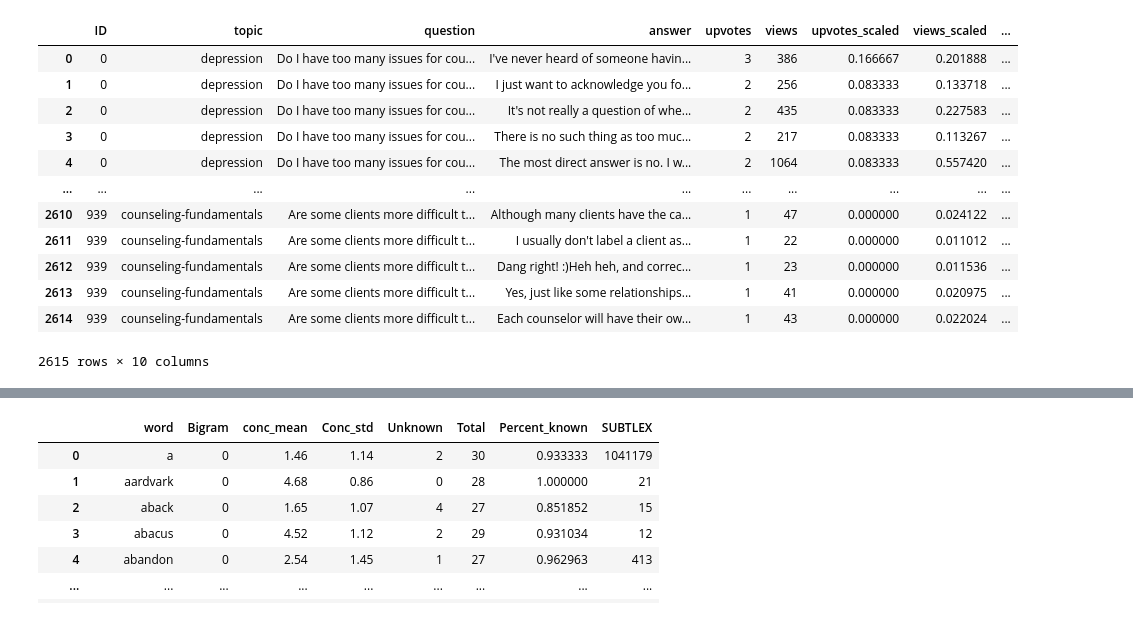
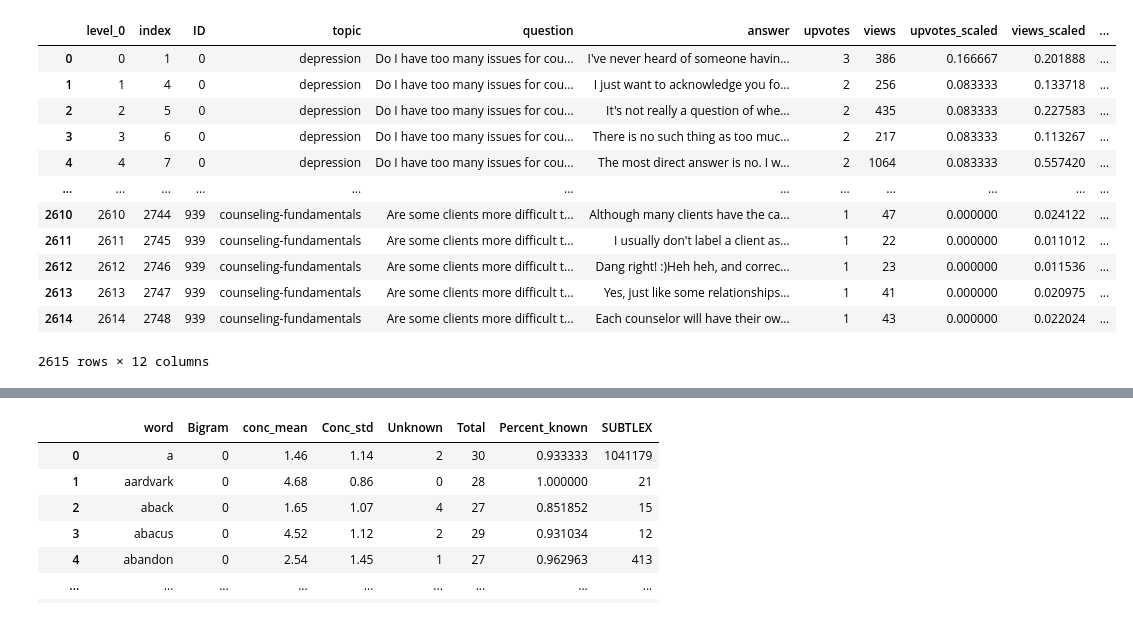
Before and after one commit to M-Ghaith/counsel_chat_analysis, a Jupyter notebook: feature_engineering.ipynb, the cells around one changed output, grey strips where cells are left out. Cells and saved outputs as stored; diff of their text form; code cells hidden in the pictures.

```diff
--- a/feature_engineering.ipynb
+++ b/feature_engineering.ipynb
@@ -22,22 +13,21 @@ Let's break down the extraction of the linguistic features from the text answers
 # %%
 import pandas as pd
 
 # Load the dataset
 file_path = 'data/counsel_df_processed.csv'
 counsel_df = pd.read_csv(file_path)
-
-counsel_df.drop(columns=['index'])
+counsel_df
 # %% [output]
-|  | ID | topic | question | answer | upvotes | views | upvotes_scaled | views_scaled | ... |
-| 0 | 0 | depression | Do I have too many issues for cou... | I've never heard of someone havin... | 3 | 386 | 0.166667 | 0.201888 | ... |
-| 1 | 0 | depression | Do I have too many issues for cou... | I just want to acknowledge you fo... | 2 | 256 | 0.083333 | 0.133718 | ... |
-| 2 | 0 | depression | Do I have too many issues for cou... | It's not really a question of whe... | 2 | 435 | 0.083333 | 0.227583 | ... |
-| 3 | 0 | depression | Do I have too many issues for cou... | There is no such thing as too muc... | 2 | 217 | 0.083333 | 0.113267 | ... |
-| 4 | 0 | depression | Do I have too many issues for cou... | The most direct answer is no. I w... | 2 | 1064 | 0.083333 | 0.557420 | ... |
-| ... | ... | ... | ... | ... | ... | ... | ... | ... | ... |
-| 2610 | 939 | counseling-fundamentals | Are some clients more difficult t... | Although many clients have the ca... | 1 | 47 | 0.000000 | 0.024122 | ... |
-| 2611 | 939 | counseling-fundamentals | Are some clients more difficult t... | I usually don't label a client as... | 1 | 22 | 0.000000 | 0.011012 | ... |
-| 2612 | 939 | counseling-fundamentals | Are some clients more difficult t... | Dang right! :)Heh heh, and correc... | 1 | 23 | 0.000000 | 0.011536 | ... |
-| 2613 | 939 | counseling-fundamentals | Are some clients more difficult t... | Yes, just like some relationships... | 1 | 41 | 0.000000 | 0.020975 | ... |
-| 2614 | 939 | counseling-fundamentals | Are some clients more difficult t... | Each counselor will have their ow... | 1 | 43 | 0.000000 | 0.022024 | ... |
+|  | level_0 | index | ID | topic | question | answer | upvotes | views | upvotes_scaled | views_scaled | ... |
+| 0 | 0 | 1 | 0 | depression | Do I have too many issues for cou... | I've never heard of someone havin... | 3 | 386 | 0.166667 | 0.201888 | ... |
+| 1 | 1 | 4 | 0 | depression | Do I have too many issues for cou... | I just want to acknowledge you fo... | 2 | 256 | 0.083333 | 0.133718 | ... |
+| 2 | 2 | 5 | 0 | depression | Do I have too many issues for cou... | It's not really a question of whe... | 2 | 435 | 0.083333 | 0.227583 | ... |
+| 3 | 3 | 6 | 0 | depression | Do I have too many issues for cou... | There is no such thing as too muc... | 2 | 217 | 0.083333 | 0.113267 | ... |
+| 4 | 4 | 7 | 0 | depression | Do I have too many issues for cou... | The most direct answer is no. I w... | 2 | 1064 | 0.083333 | 0.557420 | ... |
+| ... | ... | ... | ... | ... | ... | ... | ... | ... | ... | ... | ... |
+| 2610 | 2610 | 2744 | 939 | counseling-fundamentals | Are some clients more difficult t... | Although many clients have the ca... | 1 | 47 | 0.000000 | 0.024122 | ... |
+| 2611 | 2611 | 2745 | 939 | counseling-fundamentals | Are some clients more difficult t... | I usually don't label a client as... | 1 | 22 | 0.000000 | 0.011012 | ... |
+| 2612 | 2612 | 2746 | 939 | counseling-fundamentals | Are some clients more difficult t... | Dang right! :)Heh heh, and correc... | 1 | 23 | 0.000000 | 0.011536 | ... |
+| 2613 | 2613 | 2747 | 939 | counseling-fundamentals | Are some clients more difficult t... | Yes, just like some relationships... | 1 | 41 | 0.000000 | 0.020975 | ... |
+| 2614 | 2614 | 2748 | 939 | counseling-fundamentals | Are some clients more difficult t... | Each counselor will have their ow... | 1 | 43 | 0.000000 | 0.022024 | ... |
-2615 rows × 10 columns
+2615 rows × 12 columns
```
Also changed, not shown: parts of 57 cells of this notebook.
